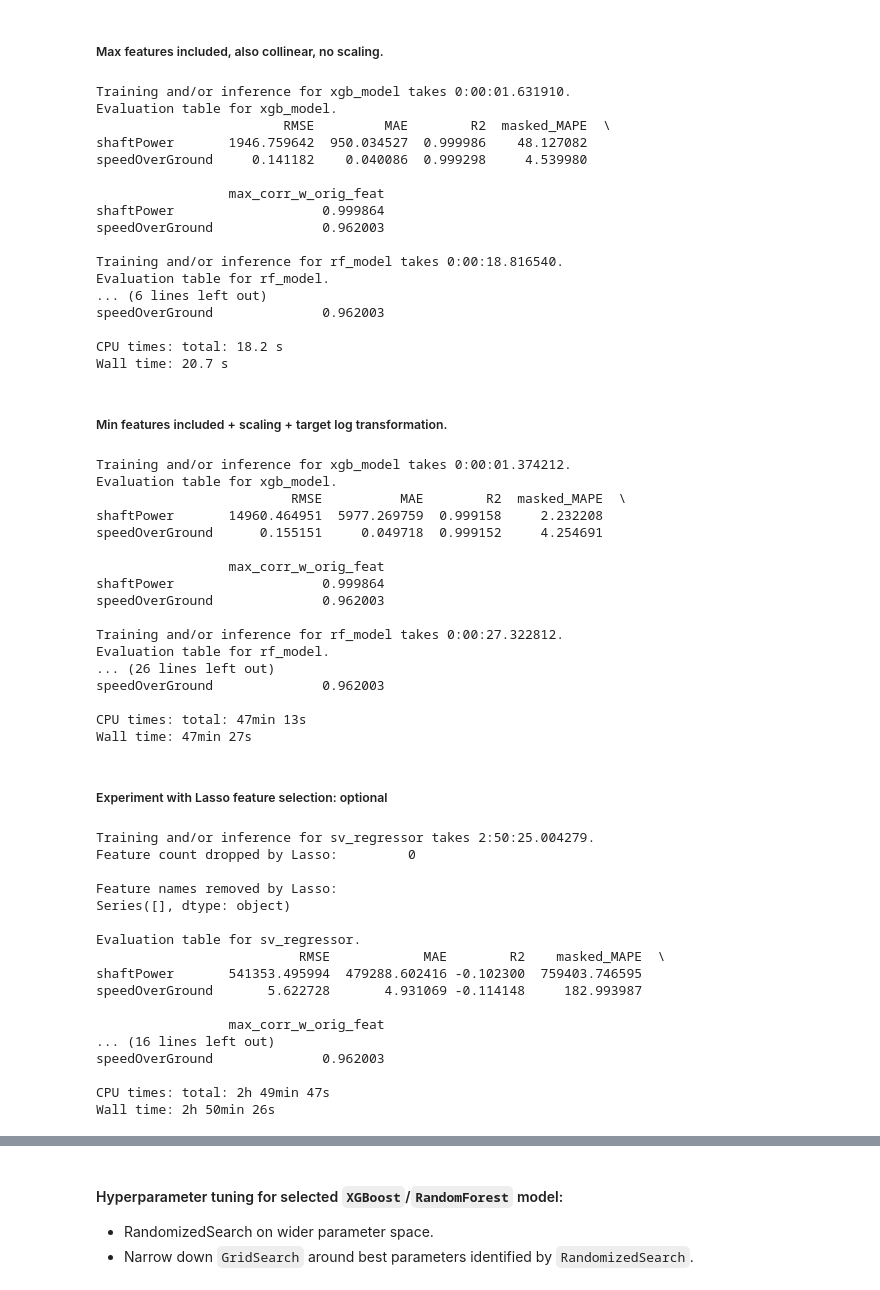
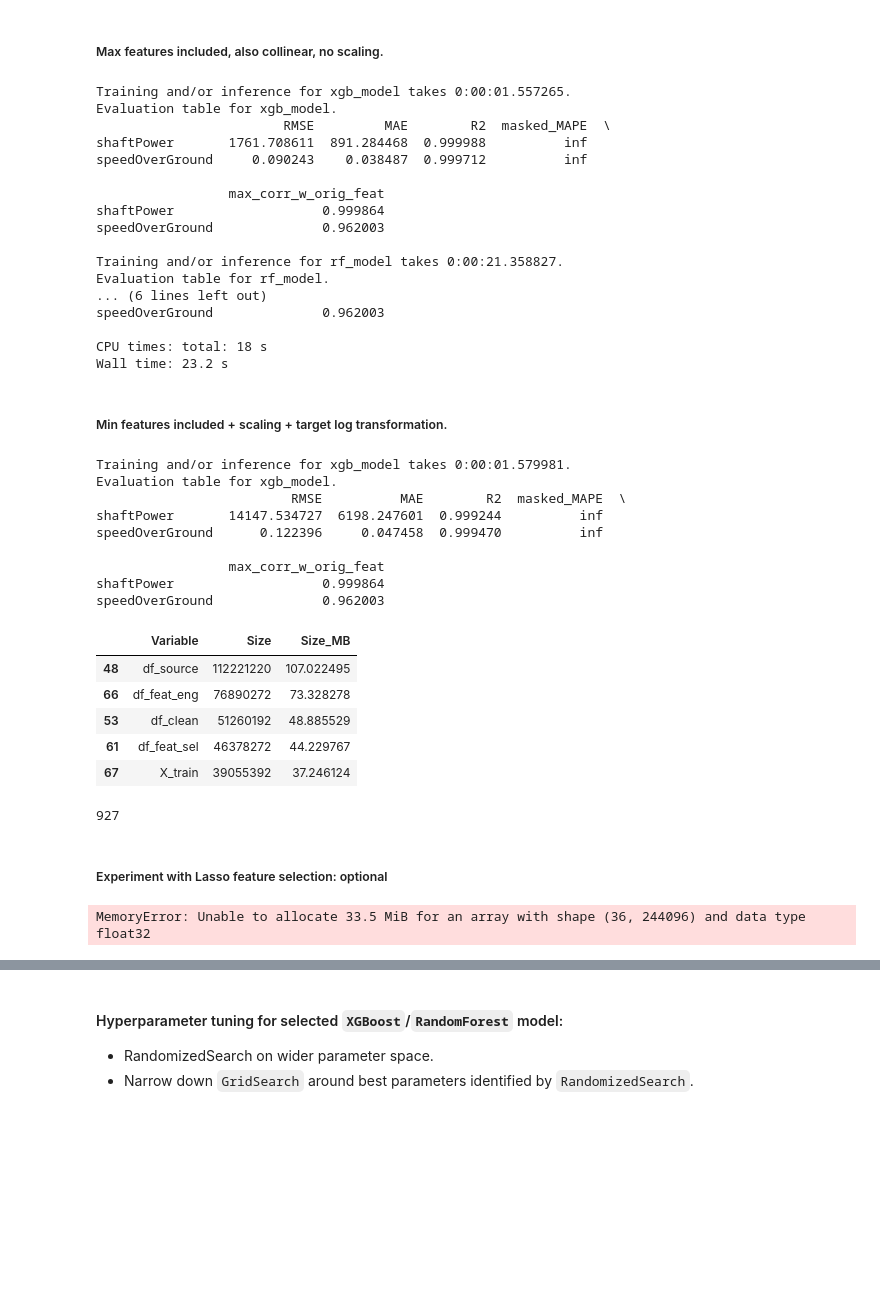
Before and after one commit to ButrosV/ship_prop_model, a Jupyter notebook: notebooks/ship_hw_EDA_experiments.ipynb, the cells around one changed output, grey strips where cells are left out. Drawn from its saved outputs; the diff is of its cells as text; code cells hidden in the pictures; blank space fills up the shorter version.

```diff
--- a/scripts/ship_hw_scratchpad.ipynb
+++ b/notebooks/ship_hw_EDA_experiments.ipynb
@@ -890,7 +889,7 @@ def evaluation_tabel(
                                             multioutput="raw_values")
     df_metrics["R2"] = r2_score(y_pred=predictions, y_true=y_true,
                                 multioutput="raw_values")
-    non_zero_mask = y_true != 0
+    non_zero_mask = y_true != 0.1  # alternatively near_zero_mask = y_true > 0.1 to avoid inflated MAPE in case of poor small value predictions
     df_metrics["masked_MAPE"] = np.mean(np.abs((y_true[non_zero_mask.all(axis=1)
                                                 ] - predictions[np.all(non_zero_mask, axis=1)]) / (
                                                     y_true[non_zero_mask.all(axis=1)])), axis=0
@@ -949,7 +948,7 @@ for name, model in colliner_insensitive.items():
     start = time.perf_counter()
     model_path = PATH_TO_MODEL / f"{filename_prefix}{name}.pkl"
     if model_path.is_file():
-        chain_model_max = joblib.load(model_path)
+        chain_model_max = joblib.load(model_path, mmap_mode="r")
     else:
         X_train_prep = preprocess_max.fit_transform(X_train)
         chain_model_max = RegressorChain(model).fit(X_train_prep, y_train)
@@ -972,28 +971,28 @@ for name, model in colliner_insensitive.items():
 # CPU times: total: 18.2 s
 # Wall time: 20.7 s
 # %% [output]
-Training and/or inference for xgb_model takes 0:00:01.631910.
+Training and/or inference for xgb_model takes 0:00:01.557265.
 Evaluation table for xgb_model.
                         RMSE         MAE        R2  masked_MAPE  \
-shaftPower       1946.759642  950.034527  0.999986    48.127082
-speedOverGround     0.141182    0.040086  0.999298     4.539980
+shaftPower       1761.708611  891.284468  0.999988          inf
+speedOverGround     0.090243    0.038487  0.999712          inf
 
                  max_corr_w_orig_feat
 shaftPower                   0.999864
 speedOverGround              0.962003
 
-Training and/or inference for rf_model takes 0:00:18.816540.
+Training and/or inference for rf_model takes 0:00:21.358827.
 Evaluation table for rf_model.
 ... (6 lines left out)
 speedOverGround              0.962003
 
-CPU times: total: 18.2 s
-Wall time: 20.7 s
+CPU times: total: 18 s
+Wall time: 23.2 s
 # %% [markdown]
 ##### Min features included + scaling + target log transformation.
 # %%
 all_models = {
-    "xgb_model": XGBRegressor(),
+    "xgb_model": XGBRegressor(n_jobs=1),
     "rf_model": RandomForestRegressor(n_jobs=1),
     "sv_regressor": SVR(),
     "lr_model": LinearRegression()
@@ -1046,7 +1045,7 @@ for name, model in all_models.items():
     model_path = PATH_TO_MODEL / f"{filename_prefix}{name}.pkl"
 
     if model_path.is_file():
-        chain_all_models = joblib.load(model_path)
+        chain_all_models = joblib.load(model_path, mmap_mode="r")
     else:
         X_train_prep = preprocess_all.transform(X_train)
         chain_all_models = RegressorChain(model).fit(X_train_prep, y_train_log)
@@ -1071,23 +1070,34 @@ for name, model in all_models.items():
 # CPU times: total: 47min 13s
 # Wall time: 47min 27s
 # %% [output]
-Training and/or inference for xgb_model takes 0:00:01.374212.
+Training and/or inference for xgb_model takes 0:00:01.579981.
 Evaluation table for xgb_model.
                          RMSE          MAE        R2  masked_MAPE  \
-shaftPower       14960.464951  5977.269759  0.999158     2.232208
-speedOverGround      0.155151     0.049718  0.999152     4.254691
+shaftPower       14147.534727  6198.247601  0.999244          inf
+speedOverGround      0.122396     0.047458  0.999470          inf
 
                  max_corr_w_orig_feat
 shaftPower                   0.999864
 speedOverGround              0.962003
-
-Training and/or inference for rf_model takes 0:00:27.322812.
-Evaluation table for rf_model.
-... (26 lines left out)
-speedOverGround              0.962003
-
-CPU times: total: 47min 13s
-Wall time: 47min 27s
+# %%
+# tool to see variables taking the most RAM
+variables = [(name, sys.getsizeof(val)) for name, val in locals().items()
+             if not name.startswith("_")]
+df_variables = pd.DataFrame(variables, columns=["Variable", "Size"])
+df_variables["Size_MB"] = df_variables["Size"] / (1024**2)
+df_variables.sort_values("Size", ascending=False).head(5)
+# %% [output]
+|  | Variable | Size | Size_MB |
+| 48 | df_source | 112221220 | 107.022495 |
+| 66 | df_feat_eng | 76890272 | 73.328278 |
+| 53 | df_clean | 51260192 | 48.885529 |
+| 61 | df_feat_sel | 46378272 | 44.229767 |
+| 67 | X_train | 39055392 | 37.246124 |
+# %%
+# del df_source, df_feat_sel, df_feat_eng, df_clean,
+gc.collect()
+# %% [output]
+927
 # %% [markdown]
 ##### Experiment with Lasso feature selection: optional
 # %%
@@ -1118,7 +1128,7 @@ for name, model in collinear_sensitive.items():
     # model_path = Path(PATH_TO_MODEL + filename_prefix + name + ".pkl")  # remove after testing
     model_path = PATH_TO_MODEL / f"{filename_prefix}{name}.pkl"
     if model_path.is_file():
-        chain_min_models = joblib.load(model_path)
+        chain_min_models = joblib.load(model_path, mmap_mode="r")
     else:
         X_train_prep = preprocess_min.transform(X_train)
         chain_min_models = RegressorChain(model).fit(X_train_prep, y_train)
@@ -1147,23 +1157,7 @@ for name, model in collinear_sensitive.items():
 # CPU times: total: 2h 49min 47s
 # Wall time: 2h 50min 26s
 # %% [output]
-Training and/or inference for sv_regressor takes 2:50:25.004279.
-Feature count dropped by Lasso:         0
-
-Feature names removed by Lasso:
-Series([], dtype: object)
-
-Evaluation table for sv_regressor.
-                          RMSE            MAE        R2    masked_MAPE  \
-shaftPower       541353.495994  479288.602416 -0.102300  759403.746595
-speedOverGround       5.622728       4.931069 -0.114148     182.993987
-
-                 max_corr_w_orig_feat
-... (16 lines left out)
-speedOverGround              0.962003
-
-CPU times: total: 2h 49min 47s
-Wall time: 2h 50min 26s
+MemoryError: Unable to allocate 33.5 MiB for an array with shape (36, 244096) and data type float32
 # %% [markdown]
 **Conclusions**
 - Model evaluation done against baseline of highest correlations between input features and respective targets in `max_corr_w_orig_feat` - respectively if a coefficient is used on this highest correlation feature, how often the prediction would be correct. Model should be better than this correlation.
```
Also changed, not shown: parts of 17 cells of this notebook, 6 other files.
